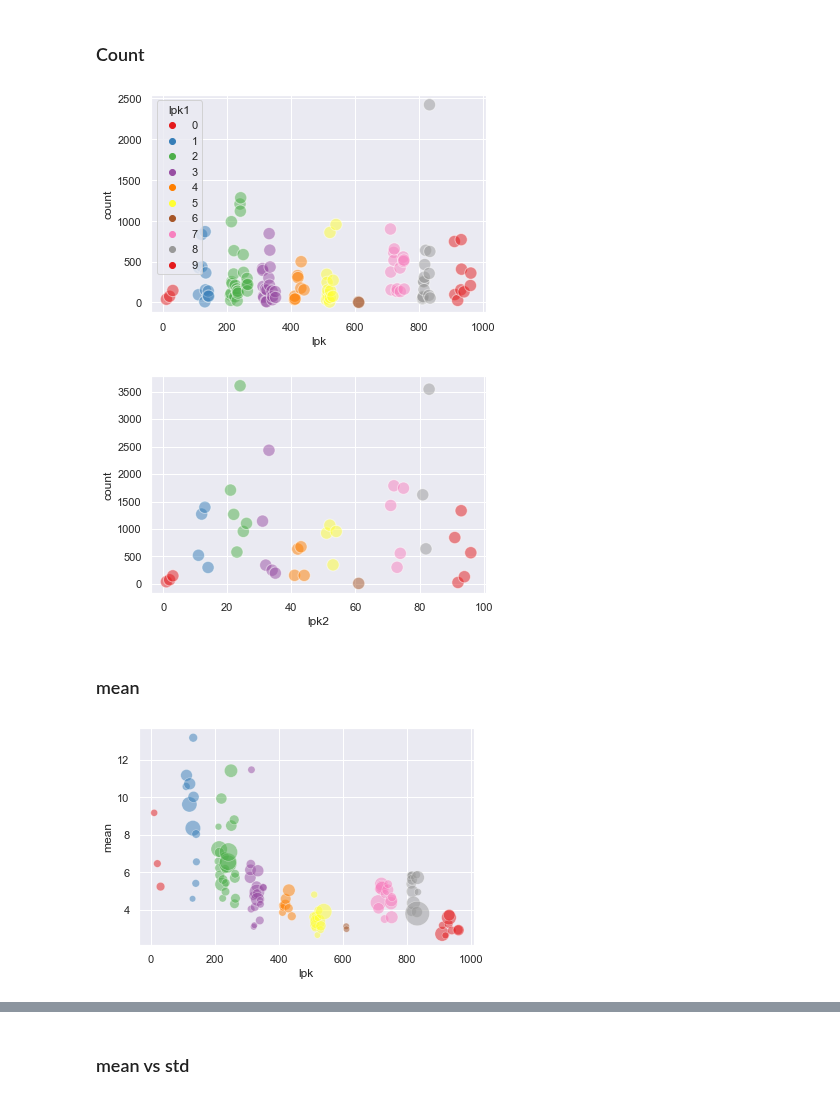
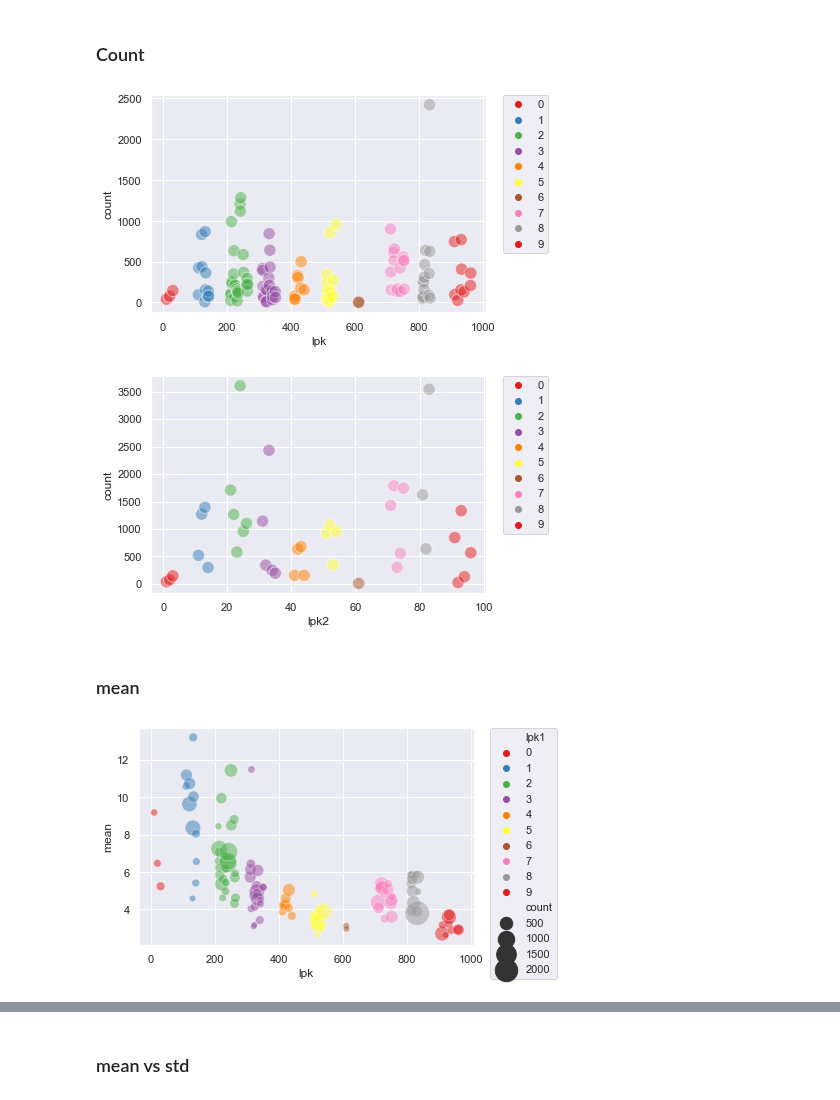
Before and after one commit to EdvinasStonevicius/LT-national-salary-analysis, a Jupyter notebook: python/Feature_engineering.ipynb, the cells around one changed output, grey strips where cells are left out. Saved outputs shown, nothing was run; the diff lists cells and outputs as text; code cells hidden in the pictures.

```diff
--- a/python/Feature_engineering.ipynb
+++ b/python/Feature_engineering.ipynb
@@ -229,18 +229,21 @@ sns.set_theme(rc={"figure.figsize":(6, 4)})
 # %% [markdown]
 ### Count
 # %%
-sns.scatterplot(data=lpk_agg, x='lpk', y='count', hue='lpk1', s=150, alpha=0.5,palette='Set1');
+sns.scatterplot(data=lpk_agg, x='lpk', y='count', hue='lpk1', s=150, alpha=0.5,palette='Set1')
+plt.legend(bbox_to_anchor=(1.05, 1), loc=2, borderaxespad=0.0);
 # %% [output]
-[figure, old version]
+[figure, new version]
 # %%
 sns.scatterplot(data=lpk2_agg, x='lpk2', y='count',
-                 hue='lpk1', s=150, alpha=0.5,palette='Set1', legend=False);
+                 hue='lpk1', s=150, alpha=0.5,palette='Set1')
+plt.legend(bbox_to_anchor=(1.05, 1), loc=2, borderaxespad=0.0);
 # %% [output]
-[figure, old version]
+[figure, new version]
 # %% [markdown]
 ### mean
 # %%
 sns.scatterplot(data=lpk_agg, x='lpk', y='mean', hue='lpk1',
-                 size='count',sizes=(40, 600), alpha=0.5, palette='Set1', legend=False);
+                 size='count',sizes=(40, 600), alpha=0.5, palette='Set1')
+plt.legend(bbox_to_anchor=(1.05, 1), loc=2, borderaxespad=0.0);
 # %% [output]
-[figure, old version]
+[figure, new version]
```
Also changed, not shown: parts of 12 cells of this notebook.
